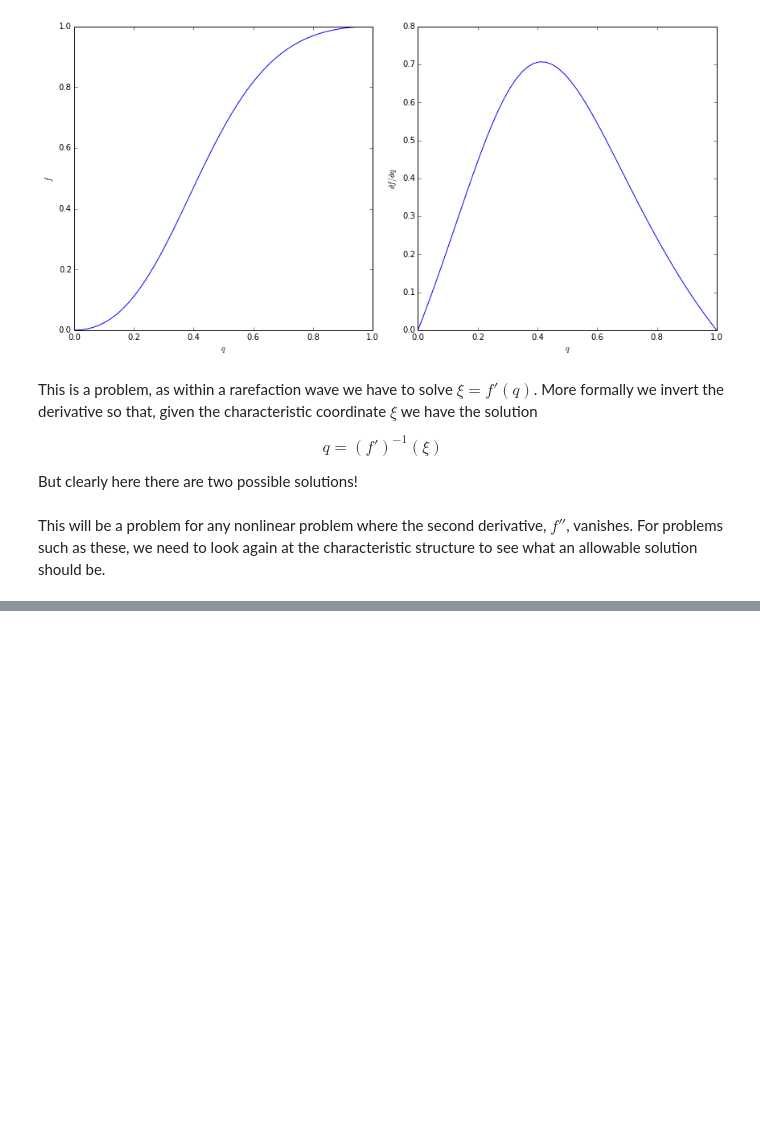
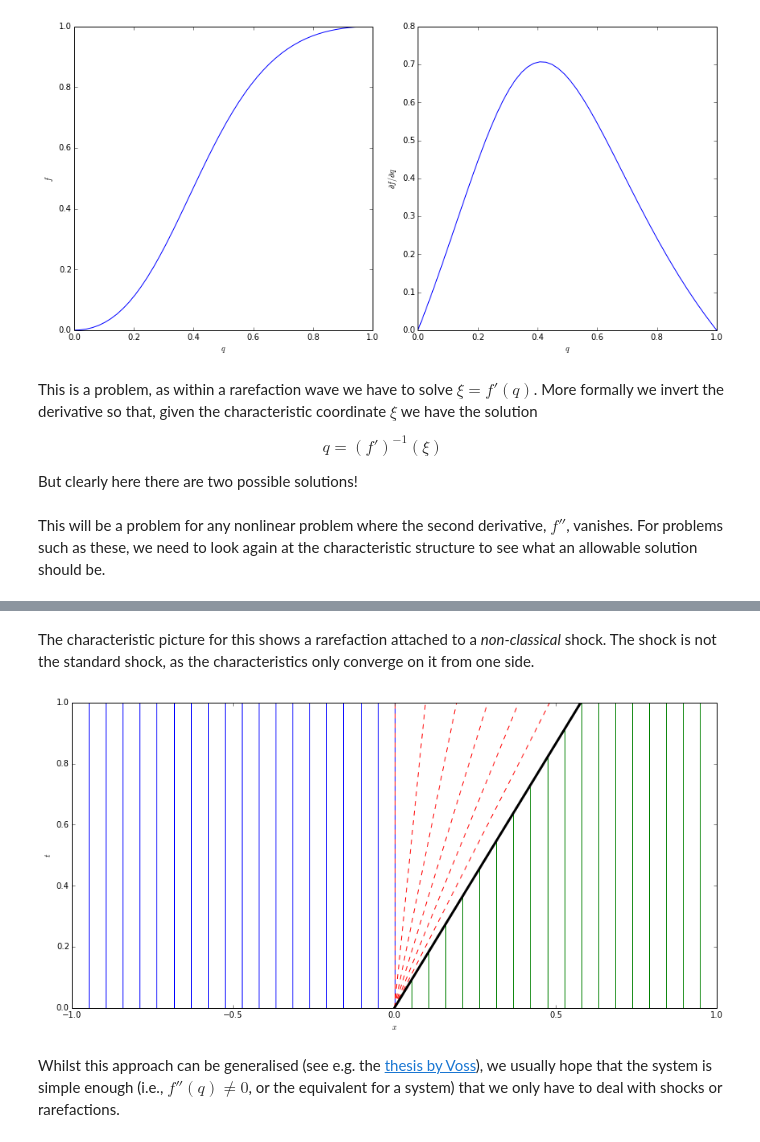
Before and after one commit to IanHawke/RiemannPython, a Jupyter notebook: Lesson_03_Characteristics.ipynb, the cells around one changed output, grey strips where cells are left out. Cells and saved outputs as stored; diff of their text form; code cells hidden in the pictures; blank space fills up the shorter version.

Commit message:
Add enough to get the gist of compound waves.

```diff
--- a/Lesson_03_Characteristics.ipynb
+++ b/Lesson_03_Characteristics.ipynb
@@ -409,0 +432,16 @@ This will be a problem for any nonlinear problem where the second derivative, $f
+# %%
+a = 0.5
+q = np.linspace(0.0, 1.0)
+f = q**2 / (q**2 + a * (1.0 - q)**2)
+df = 2.0 * a * q * (1.0 - q) / (q**2 + a * (1.0 - q)**2)
+fig = plt.figure(figsize=(12,6))
+ax1 = fig.add_subplot(121)
+ax1.plot(q, f)
+ax1.set_xlabel(r"$q$")
+ax1.set_ylabel(r"$f$")
+ax2 = fig.add_subplot(122)
+ax2.plot(q, df)
+ax2.set_xlabel(r"$q$")
+ax2.set_ylabel(r"$\partial f / \partial q$")
+fig.tight_layout()
+plt.show()
@@ -409,0 +463,57 @@ This will be a problem for any nonlinear problem where the second derivative, $f
+# %% [markdown]
+The characteristic picture for this shows a rarefaction attached to a *non-classical* shock. The shock is not the standard shock, as the characteristics only converge on it from one side.
+# %%
+def flux_buckley_leverett(q):
+    return q**2 / (q**2 + a * (1.0 - q)**2)
+
+def df_buckley_leverett(q):
+    return 2.0 * a * q * (1.0 - q) / (q**2 + a * (1.0 - q)**2)
+
+fig = plt.figure(figsize=(12,6))
+ax = fig.add_subplot(111)
+
+a = 0.5
+ql = 1.0
+qr = 0.0
+qs = np.sqrt(a / (1.0 + a))
+s = df_buckley_leverett(qs) # Shock speed matches characteristic speed on left!
+
+slope_l = df_buckley_leverett(ql)
+slope_r = df_buckley_leverett(qr)
+
+left_edge = np.min([-1.0, -1.0 - slope_l])
+right_edge = np.max([1.0, 1.0 - slope_r])
+x_start_points_l = np.linspace(left_edge, 0.0, 20)
+x_start_points_r = np.linspace(0.0, right_edge, 20)
+x_end_points_l = x_start_points_l + slope_l
+x_end_points_r = x_start_points_r + slope_r
+
+# Rarefaction wave
+xi_l = df_buckley_leverett(ql)
+xi_r = df_buckley_leverett(qs)
+xi = np.linspace(xi_l, xi_r, 7)
+x_end_rarefaction = xi
+
+# Shock intersections
+t_end_points_r = np.ones_like(x_start_points_r)
+t_end_points_r = np.minimum(t_end_points_r, x_start_points_r / (s - slope_r))
+
+for xs, xe in zip(x_start_points_l, x_end_points_l):
+    ax.plot([xs, xe], [0.0, 1.0], 'b-')
+for xs, xe, te in zip(x_start_points_r, x_end_points_r, t_end_points_r):
+    ax.plot([xs, xe], [0.0, te], 'g-')
+for xe in x_end_rarefaction:
+    ax.plot([0.0, xe], [0.0, 1.0], 'r--')
+# Shock
+ax.plot([0.0, s], [0.0, 1.0], 'k-', linewidth=3)
+
+ax.set_xbound(-1.0, 1.0)
+ax.set_ybound(0.0, 1.0)
+ax.set_xlabel(r"$x$")
+ax.set_ylabel(r"$t$")
+
+fig.tight_layout()
+# %% [output]
+[figure, added]
+# %% [markdown]
+Whilst this approach can be generalised (see e.g. the [thesis by Voss](http://134.130.184.8/opus/volltexte/2005/1210/)), we usually hope that the system is simple enough (i.e., $f''(q) \ne 0$, or the equivalent for a system) that we only have to deal with shocks or rarefactions.
```
Also changed, not shown: parts of 13 cells of this notebook.
